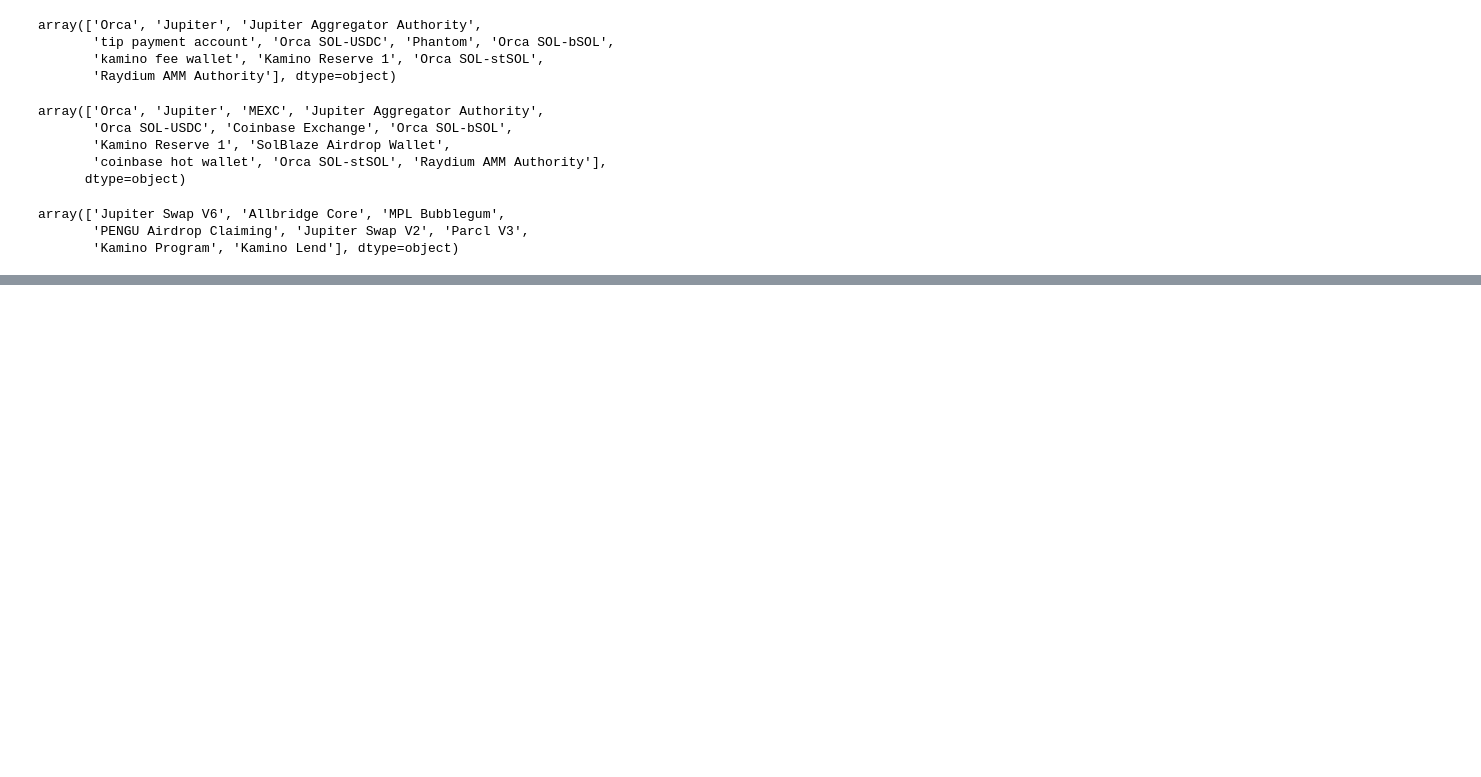
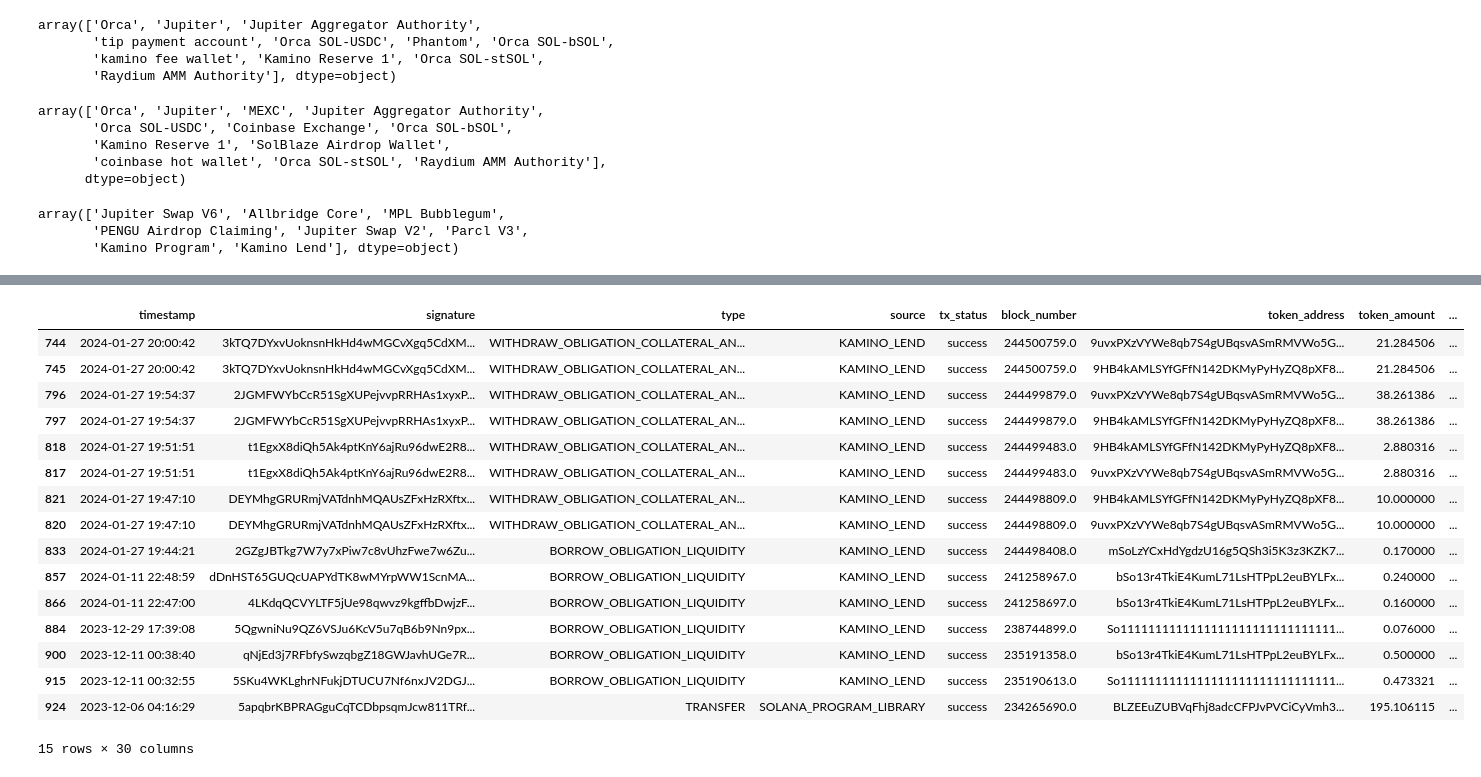
Before and after one commit to apostleoffinance/Solana-Forensic-Analysis-Tool, a Jupyter notebook: notebooks/05_entity_labeling.ipynb, the cells around one changed output, grey strips where cells are left out. Drawn from its saved outputs; the diff is of its cells as text; code cells hidden in the pictures; blank space fills up the shorter version.

```diff
--- a/notebooks/05_entity_labeling.ipynb
+++ b/notebooks/05_entity_labeling.ipynb
@@ -456,0 +527,20 @@ array(['Jupiter Swap V6', 'Allbridge Core', 'MPL Bubblegum',
+# %%
+test_wallet_timeseries[~test_wallet_timeseries['sender_category'].isin(['Other','Exchange'])]
+# %% [output]
+|  | timestamp | signature | type | source | tx_status | block_number | token_address | token_amount | ... |
+| 744 | 2024-01-27 20:00:42 | 3kTQ7DYxvUoknsnHkHd4wMGCvXgq5CdXM... | WITHDRAW_OBLIGATION_COLLATERAL_AN... | KAMINO_LEND | success | 244500759.0 | 9uvxPXzVYWe8qb7S4gUBqsvASmRMVWo5G... | 21.284506 | ... |
+| 745 | 2024-01-27 20:00:42 | 3kTQ7DYxvUoknsnHkHd4wMGCvXgq5CdXM... | WITHDRAW_OBLIGATION_COLLATERAL_AN... | KAMINO_LEND | success | 244500759.0 | 9HB4kAMLSYfGFfN142DKMyPyHyZQ8pXF8... | 21.284506 | ... |
+| 796 | 2024-01-27 19:54:37 | 2JGMFWYbCcR51SgXUPejvvpRRHAs1xyxP... | WITHDRAW_OBLIGATION_COLLATERAL_AN... | KAMINO_LEND | success | 244499879.0 | 9uvxPXzVYWe8qb7S4gUBqsvASmRMVWo5G... | 38.261386 | ... |
+| 797 | 2024-01-27 19:54:37 | 2JGMFWYbCcR51SgXUPejvvpRRHAs1xyxP... | WITHDRAW_OBLIGATION_COLLATERAL_AN... | KAMINO_LEND | success | 244499879.0 | 9HB4kAMLSYfGFfN142DKMyPyHyZQ8pXF8... | 38.261386 | ... |
+| 818 | 2024-01-27 19:51:51 | t1EgxX8diQh5Ak4ptKnY6ajRu96dwE2R8... | WITHDRAW_OBLIGATION_COLLATERAL_AN... | KAMINO_LEND | success | 244499483.0 | 9HB4kAMLSYfGFfN142DKMyPyHyZQ8pXF8... | 2.880316 | ... |
+| 817 | 2024-01-27 19:51:51 | t1EgxX8diQh5Ak4ptKnY6ajRu96dwE2R8... | WITHDRAW_OBLIGATION_COLLATERAL_AN... | KAMINO_LEND | success | 244499483.0 | 9uvxPXzVYWe8qb7S4gUBqsvASmRMVWo5G... | 2.880316 | ... |
+| 821 | 2024-01-27 19:47:10 | DEYMhgGRURmjVATdnhMQAUsZFxHzRXftx... | WITHDRAW_OBLIGATION_COLLATERAL_AN... | KAMINO_LEND | success | 244498809.0 | 9HB4kAMLSYfGFfN142DKMyPyHyZQ8pXF8... | 10.000000 | ... |
+| 820 | 2024-01-27 19:47:10 | DEYMhgGRURmjVATdnhMQAUsZFxHzRXftx... | WITHDRAW_OBLIGATION_COLLATERAL_AN... | KAMINO_LEND | success | 244498809.0 | 9uvxPXzVYWe8qb7S4gUBqsvASmRMVWo5G... | 10.000000 | ... |
+| 833 | 2024-01-27 19:44:21 | 2GZgJBTkg7W7y7xPiw7c8vUhzFwe7w6Zu... | BORROW_OBLIGATION_LIQUIDITY | KAMINO_LEND | success | 244498408.0 | mSoLzYCxHdYgdzU16g5QSh3i5K3z3KZK7... | 0.170000 | ... |
+| 857 | 2024-01-11 22:48:59 | dDnHST65GUQcUAPYdTK8wMYrpWW1ScnMA... | BORROW_OBLIGATION_LIQUIDITY | KAMINO_LEND | success | 241258967.0 | bSo13r4TkiE4KumL71LsHTPpL2euBYLFx... | 0.240000 | ... |
+| 866 | 2024-01-11 22:47:00 | 4LKdqQCVYLTF5jUe98qwvz9kgffbDwjzF... | BORROW_OBLIGATION_LIQUIDITY | KAMINO_LEND | success | 241258697.0 | bSo13r4TkiE4KumL71LsHTPpL2euBYLFx... | 0.160000 | ... |
+| 884 | 2023-12-29 17:39:08 | 5QgwniNu9QZ6VSJu6KcV5u7qB6b9Nn9px... | BORROW_OBLIGATION_LIQUIDITY | KAMINO_LEND | success | 238744899.0 | So1111111111111111111111111111111... | 0.076000 | ... |
+| 900 | 2023-12-11 00:38:40 | qNjEd3j7RFbfySwzqbgZ18GWJavhUGe7R... | BORROW_OBLIGATION_LIQUIDITY | KAMINO_LEND | success | 235191358.0 | bSo13r4TkiE4KumL71LsHTPpL2euBYLFx... | 0.500000 | ... |
+| 915 | 2023-12-11 00:32:55 | 5SKu4WKLghrNFukjDTUCU7Nf6nxJV2DGJ... | BORROW_OBLIGATION_LIQUIDITY | KAMINO_LEND | success | 235190613.0 | So1111111111111111111111111111111... | 0.473321 | ... |
+| 924 | 2023-12-06 04:16:29 | 5apqbrKBPRAGguCqTCDbpsqmJcw811TRf... | TRANSFER | SOLANA_PROGRAM_LIBRARY | success | 234265690.0 | BLZEEuZUBVqFhj8adcCFPJvPVCiCyVmh3... | 195.106115 | ... |
+15 rows × 30 columns
```
Also changed, not shown: parts of 10 cells of this notebook, 3 other files.
